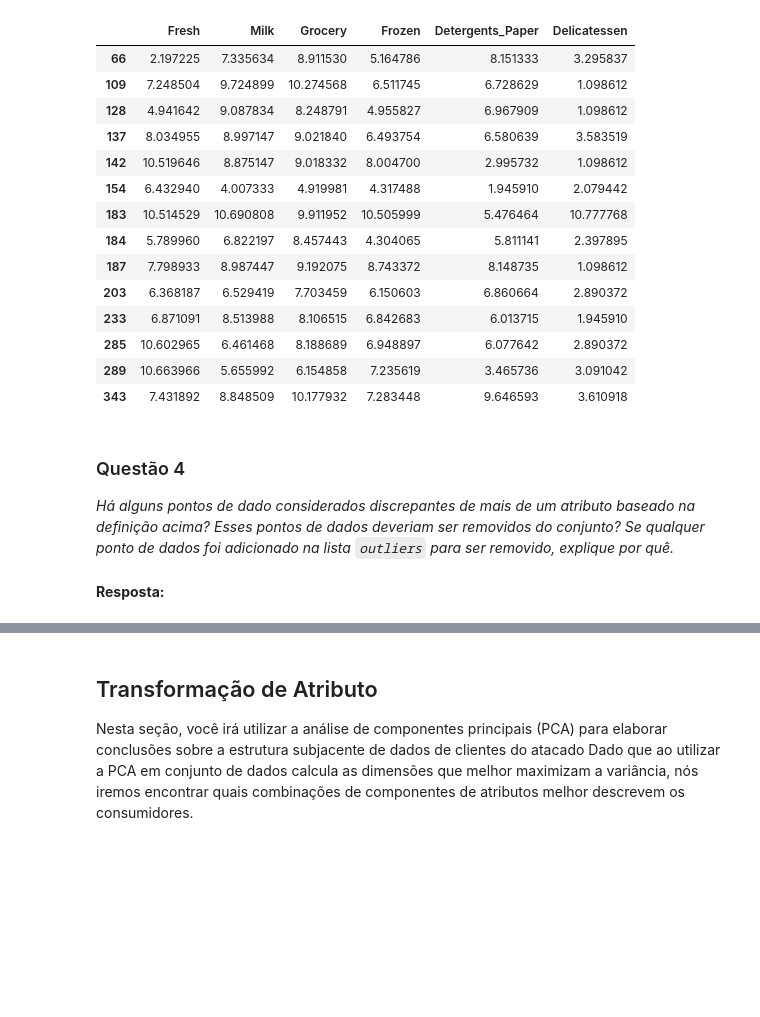
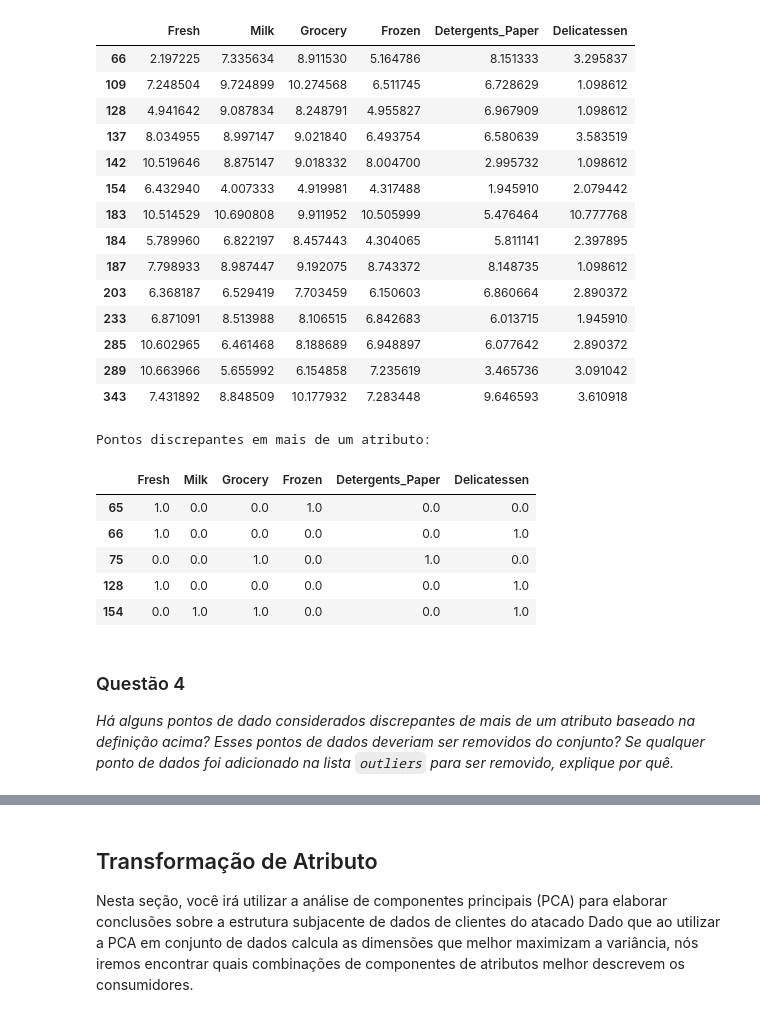
Before and after one commit to paulohecosta/creating_customer_segments, a Jupyter notebook: customer_segments_PT.ipynb, the cells around one changed output, grey strips where cells are left out. Saved outputs shown, nothing was run; the diff lists cells and outputs as text; code cells hidden in the pictures; blank space fills up the shorter version.

```diff
--- a/customer_segments_PT.ipynb
+++ b/customer_segments_PT.ipynb
@@ -336,8 +354,17 @@ Data points considered outliers for the feature 'Delicatessen':
 | 285 | 10.602965 | 6.461468 | 8.188689 | 6.948897 | 6.077642 | 2.890372 |
 | 289 | 10.663966 | 5.655992 | 6.154858 | 7.235619 | 3.465736 | 3.091042 |
 | 343 | 7.431892 | 8.848509 | 10.177932 | 7.283448 | 9.646593 | 3.610918 |
+# %%
+print 'Pontos discrepantes em mais de um atributo:'
+display(outlier_cases.iloc[outliers])
+# %% [output]
+Pontos discrepantes em mais de um atributo:
+|  | Fresh | Milk | Grocery | Frozen | Detergents_Paper | Delicatessen |
+| 65 | 1.0 | 0.0 | 0.0 | 1.0 | 0.0 | 0.0 |
+| 66 | 1.0 | 0.0 | 0.0 | 0.0 | 0.0 | 1.0 |
+| 75 | 0.0 | 0.0 | 1.0 | 0.0 | 1.0 | 0.0 |
+| 128 | 1.0 | 0.0 | 0.0 | 0.0 | 0.0 | 1.0 |
+| 154 | 0.0 | 1.0 | 1.0 | 0.0 | 0.0 | 1.0 |
 # %% [markdown]
 ### Questão 4
 *Há alguns pontos de dado considerados discrepantes de mais de um atributo baseado na definição acima? Esses pontos de dados deveriam ser removidos do conjunto? Se qualquer ponto de dados foi adicionado na lista `outliers` para ser removido, explique por quê.*
-# %% [markdown]
-**Resposta:**
```
Also changed, not shown: parts of 22 cells of this notebook.
